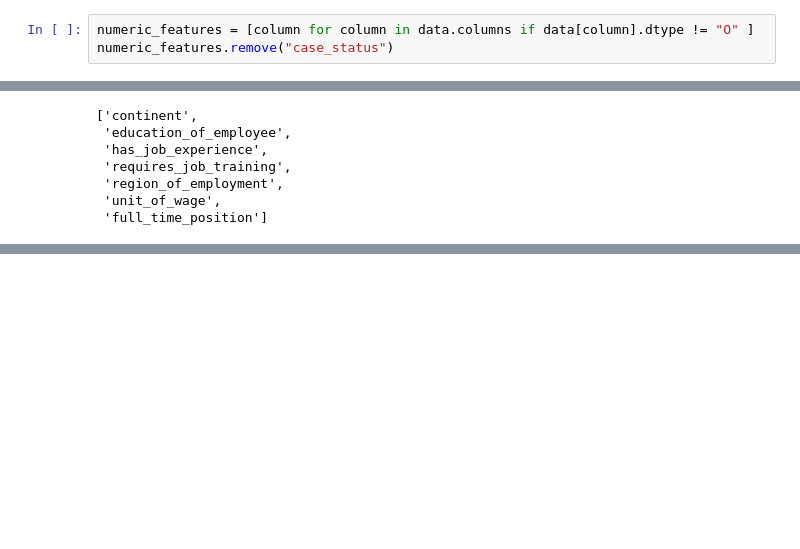
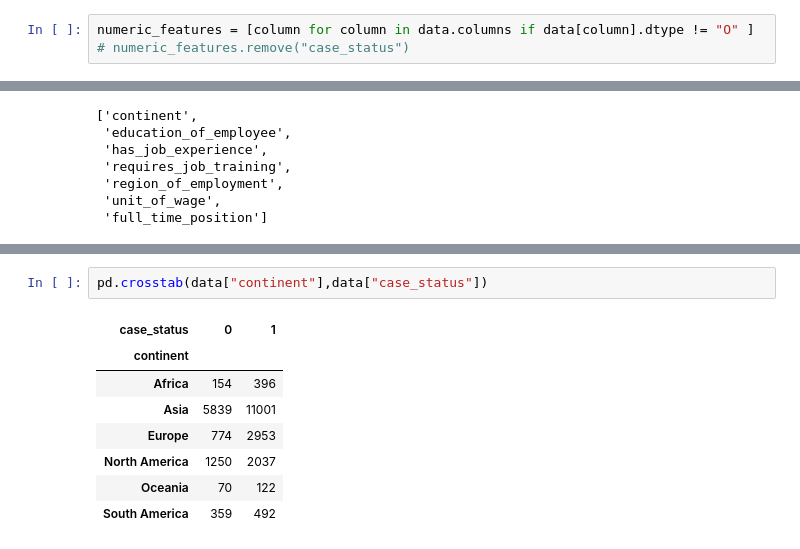
Before and after one commit to yagantiAshok/Global-Mobility-Application, a Jupyter notebook: notebook/EDA_visa(1).ipynb, the cells around one changed output, grey strips where cells are left out. Saved outputs shown, nothing was run; the diff lists cells and outputs as text; blank space fills up the shorter version.

Commit message:
Data analysis

```diff
--- a/notebook/EDA_visa(1).ipynb
+++ b/notebook/EDA_visa(1).ipynb
@@ -90,4 +90,4 @@ data.head()
 | 4 | Africa | Master's | Y | N | 1082 | ... |
 # %%
 numeric_features = [column for column in data.columns if data[column].dtype != "O" ]
-numeric_features.remove("case_status")
+# numeric_features.remove("case_status")
@@ -494,0 +734,11 @@ Name: case_status, Length: 25447, dtype: int64
+# %%
+pd.crosstab(data["continent"],data["case_status"])
+# %% [output]
+| case_status | 0 | 1 |
+| continent |  |  |
+| Africa | 154 | 396 |
+| Asia | 5839 | 11001 |
+| Europe | 774 | 2953 |
+| North America | 1250 | 2037 |
+| Oceania | 70 | 122 |
+| South America | 359 | 492 |
```
Also changed, not shown: parts of 31 cells of this notebook.
